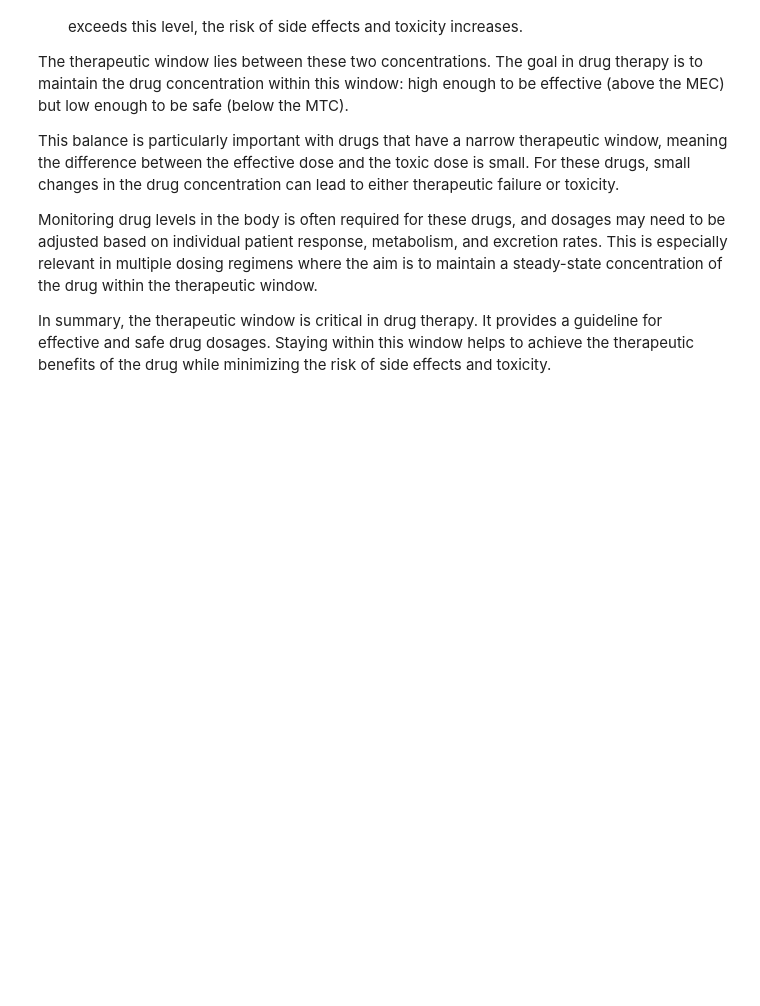
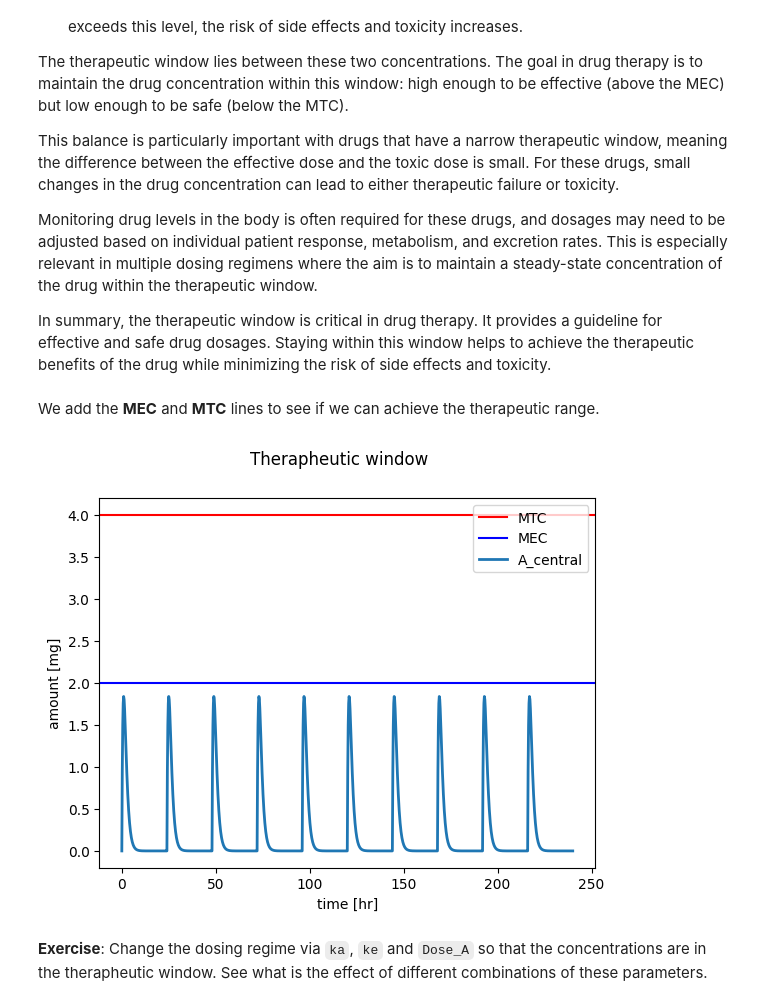
Before and after one commit to matthiaskoenig/course-pharmacokinetic-modelling, a Jupyter notebook: src/mb19/notebooks/05_multiple_dosing.ipynb, the cells around one changed output. Saved outputs shown, nothing was run; the diff lists cells and outputs as text; code cells hidden in the pictures; blank space fills up the shorter version.

```diff
--- a/src/mb19/notebooks/05_multiple_dosing.ipynb
+++ b/src/mb19/notebooks/05_multiple_dosing.ipynb
@@ -39,3 +135,30 @@ This balance is particularly important with drugs that have a narrow therapeutic
 Monitoring drug levels in the body is often required for these drugs, and dosages may need to be adjusted based on individual patient response, metabolism, and excretion rates. This is especially relevant in multiple dosing regimens where the aim is to maintain a steady-state concentration of the drug within the therapeutic window.
 
 In summary, the therapeutic window is critical in drug therapy. It provides a guideline for effective and safe drug dosages. Staying within this window helps to achieve the therapeutic benefits of the drug while minimizing the risk of side effects and toxicity.
+# %% [markdown]
+We add the **MEC** and **MTC** lines to see if we can achieve the therapeutic range.
+# %%
+# plot results
+
+# run simulation and plot results
+Dose_A = 5.0  # [mg]
+ka = 1.0  # [1/hr]
+ke = 1.0  # [1/hr]
+df = simulate_multi_dosing(Dose_A, ka, ke)
+
+f, ax = plt.subplots(nrows=1, ncols=1)
+f.suptitle("Therapheutic window")
+
+ax.axhline(y=4, color='r', linestyle='-', label="MTC")
+ax.axhline(y=2, color='b', linestyle='-', label="MEC")
+
+ax.plot(df.time, df["A_central"], linewidth=2, label=names[1], color=colors[1])
+ax.legend()
+ax.set_xlabel("time [hr]")
+ax.set_ylabel("amount [mg]")
+
+plt.show()
+# %% [output]
+[figure, added]
+# %% [markdown]
+**Exercise**: Change the dosing regime via `ka`, `ke` and `Dose_A` so that the concentrations are in the therapheutic window. See what is the effect of different combinations of these parameters.
```
Also changed, not shown: parts of 4 cells of this notebook, 4 other files.
